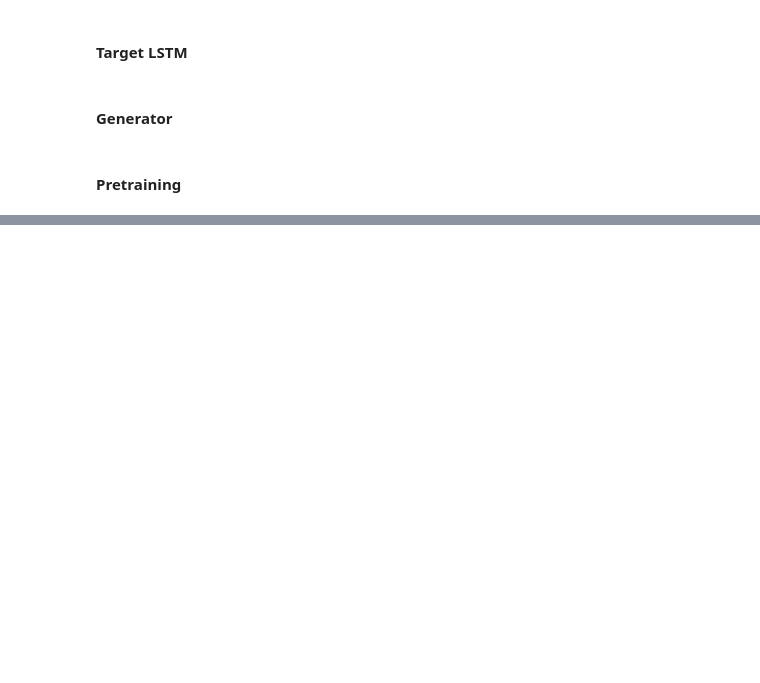
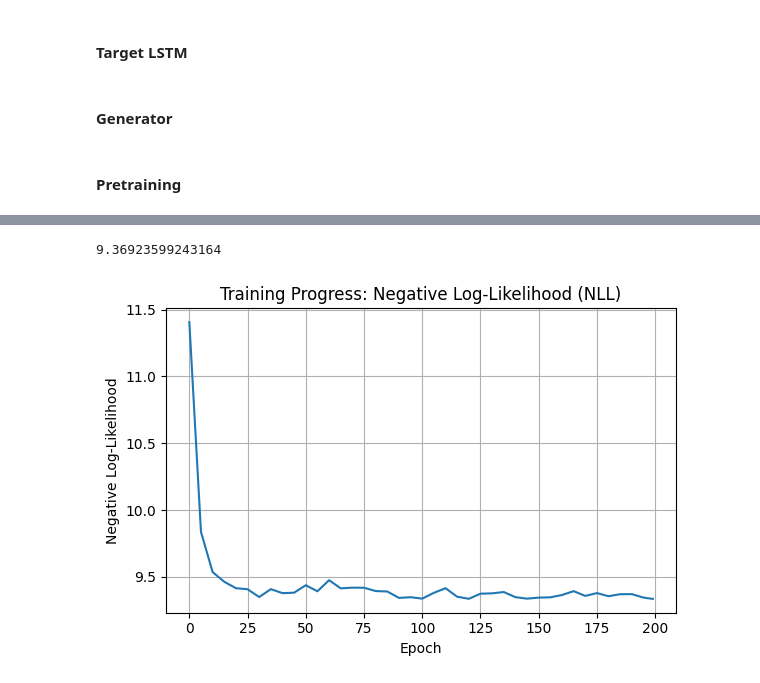
Before and after one commit to FrensiZ/SeqGAN, a Jupyter notebook: SeqGAN_NEW.ipynb, the cells around one changed output, grey strips where cells are left out. Saved outputs shown, nothing was run; the diff lists cells and outputs as text; code cells hidden in the pictures; blank space fills up the shorter version.

```diff
--- a/SeqGAN_NEW.ipynb
+++ b/SeqGAN_NEW.ipynb
@@ -9,3 +22,26 @@ import pickle
+# %%
+def plot_training(path):
+
+    epochs = []
+    nlls = []
+
+    with open(path, 'r') as file:
+        for line in file:
+            if line.startswith('epoch:'):
+                # Split the line and extract epoch and nll values
+                parts = line.split()
+                epochs.append(int(parts[1]))
+                nlls.append(float(parts[3]))
+
+    # Create the plot
+    plt.figure(figsize=(6, 4))
+    plt.plot(epochs, nlls)
+    plt.title('Training Progress: Negative Log-Likelihood (NLL)')
+    plt.xlabel('Epoch')
+    plt.ylabel('Negative Log-Likelihood')
+    plt.grid(True)
+    plt.tight_layout()
+    plt.show()
 # %% [markdown]
 #### Target LSTM
 # %%
@@ -319,0 +371,9 @@ Epoch 10, NLL: 10.2727
+# %%
+generator_final = generator.generate(10000)
+print(target_lstm.calculate_nll(generated_sequences=generator_final))
+# %% [output]
+9.36923599243164
+# %%
+plot_training('NEW_experiment-log.txt')
+# %% [output]
+[figure, added]
```
Also changed, not shown: parts of 8 cells of this notebook, 2 other files.
